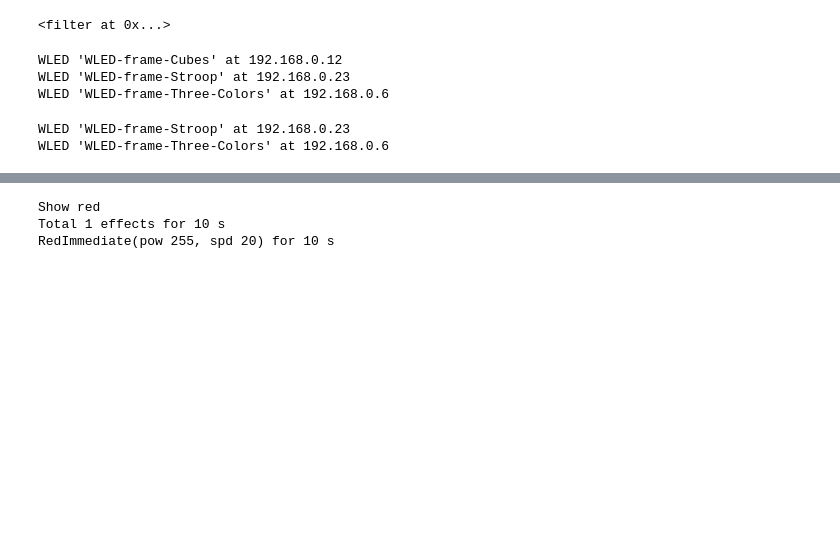
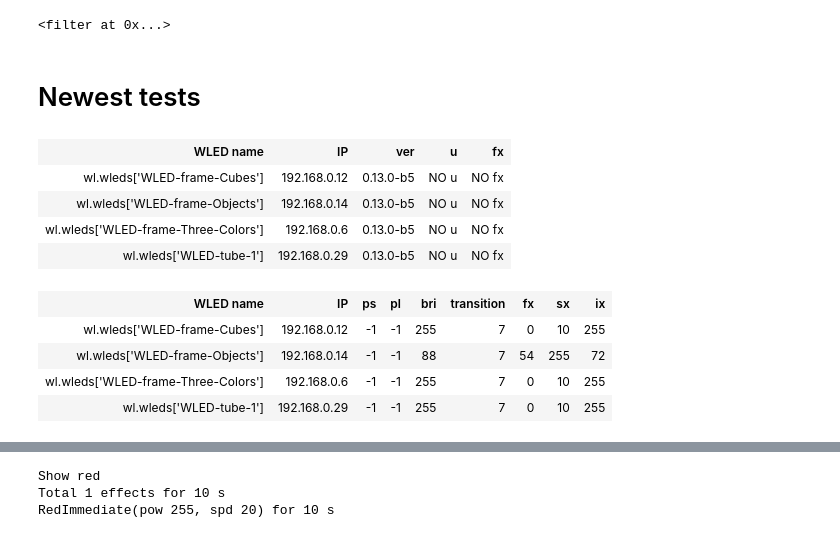
Before and after one commit to okdimok/Svetlitsa_control, a Jupyter notebook: sketches.ipynb, the cells around one changed output, grey strips where cells are left out. Cells and saved outputs as stored; diff of their text form; code cells hidden in the pictures; blank space fills up the shorter version.

Commit message:
more filtering and shows

```diff
--- a/sketches.ipynb
+++ b/sketches.ipynb
@@ -8,18 +8,19 @@ from wled_common_client import Wled, Wleds
 from scripts.local_env import default_wled_ip
 from time import sleep
 import wled_listener as wl
-wl.wleds.print()
+# wl.wleds.print()
+wll=wl.WledListener()
 default_wled = wl.wleds.get_by_ip(default_wled_ip())
 from IPython.display import display_html, clear_output
 
 def display_dicts(wleds, dicts, fields=["ver"]):
     clear_output(wait=True)
-    r = "<br><table><tr><th>WLED</th>"
+    r = "<br><table><tr><th>WLED name</th><th>IP</th>"
     for field in fields:
         r += f"<th>{field}</th>"
     r+="</tr>"
     for wled, state in zip(wleds, dicts):
-        r += f"<tr><td>{wled}</td>"
+        r += f"<tr><td>wl.wleds['{wled.name}']</td><td>{wled.ip}</td>"
         for field in fields:
             if field in state.keys():
                 value = state[field]
@@ -29,4 +30,6 @@ def display_dicts(wleds, dicts, fields=["ver"]):
         r += "</tr>"
     r += "</table>"
     display_html(r, raw=True)
+
+display_dicts(wl.wleds, wl.wleds.get_json_info(), fields=["ver", "u"])
 # %% [output]
@@ -510,6 +485,8 @@ a = list(range(5))
 filter(lambda x: x is 4, a)
 # %% [output]
 <filter at 0x...>
+# %% [markdown]
+# Newest tests
 # %%
 import wled_common_client, importlib, datetime
 from omegaconf import DictConfig, OmegaConf, ListConfig
@@ -518,34 +495,23 @@ from wled_common_client import Wled, Wleds
 from scripts.local_env import default_wled_ip
 from time import sleep
 import wled_listener as wl
-wl.wleds.print()
+# wl.wleds.print()
+wll=wl.WledListener()
 default_wled = wl.wleds.get_by_ip(default_wled_ip())
-from IPython.display import display_html, clear_output
+from utils import display_dicts
 
-def display_dicts(wleds, dicts, fields=["ver"]):
-    clear_output(wait=True)
-    r = "<br><table><tr><th>WLED</th>"
-    for field in fields:
-        r += f"<th>{field}</th>"
-    r+="</tr>"
-    for wled, state in zip(wleds, dicts):
-        r += f"<tr><td>{wled}</td>"
-        for field in fields:
-            if field in state.keys():
-                value = state[field]
-                r += f"<td>{value}</td>"
-            else:
-                r += f"<td>NO {field}</td>"
-        r += "</tr>"
-    r += "</table>"
-    display_html(r, raw=True)
+display_dicts(wl.wleds, wl.wleds.get_json_info(), fields=["ver", "u"])
 # %% [output]
-WLED 'WLED-frame-Cubes' at 192.168.0.12
-WLED 'WLED-frame-Stroop' at 192.168.0.23
-WLED 'WLED-frame-Three-Colors' at 192.168.0.6
+| WLED name | IP | ver | u | fx |
+| wl.wleds['WLED-frame-Cubes'] | 192.168.0.12 | 0.13.0-b5 | NO u | NO fx |
+| wl.wleds['WLED-frame-Objects'] | 192.168.0.14 | 0.13.0-b5 | NO u | NO fx |
+| wl.wleds['WLED-frame-Three-Colors'] | 192.168.0.6 | 0.13.0-b5 | NO u | NO fx |
+| wl.wleds['WLED-tube-1'] | 192.168.0.29 | 0.13.0-b5 | NO u | NO fx |
-# %%
-for wled in wl.wleds.filter(lambda x: "Cubes" not in x.name):
-    print (wled)
-# %% [output]
-WLED 'WLED-frame-Stroop' at 192.168.0.23
-WLED 'WLED-frame-Three-Colors' at 192.168.0.6
+# %%
+display_dicts(wl.wleds, wl.wleds.get_json_state(), fields=["ps", "pl", "bri", "transition"], seg_fields=["fx", "sx", "ix"])
+# %% [output]
+| WLED name | IP | ps | pl | bri | transition | fx | sx | ix |
+| wl.wleds['WLED-frame-Cubes'] | 192.168.0.12 | -1 | -1 | 255 | 7 | 0 | 10 | 255 |
+| wl.wleds['WLED-frame-Objects'] | 192.168.0.14 | -1 | -1 | 88 | 7 | 54 | 255 | 72 |
+| wl.wleds['WLED-frame-Three-Colors'] | 192.168.0.6 | -1 | -1 | 255 | 7 | 0 | 10 | 255 |
+| wl.wleds['WLED-tube-1'] | 192.168.0.29 | -1 | -1 | 255 | 7 | 0 | 10 | 255 |
```
Also changed, not shown: parts of 18 cells of this notebook, 5 other files.
